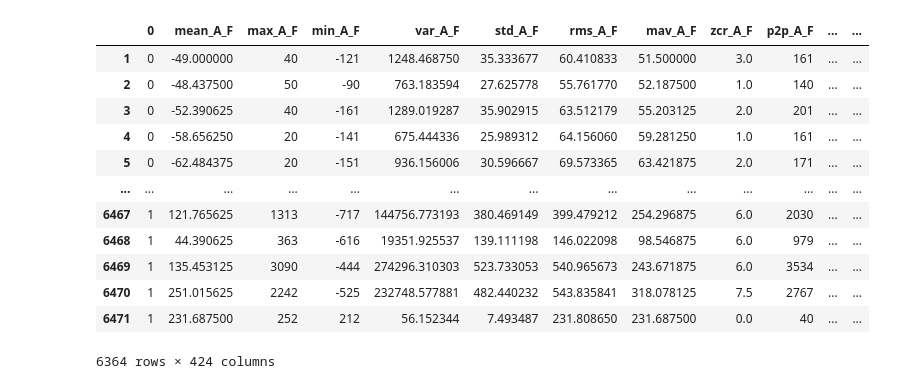
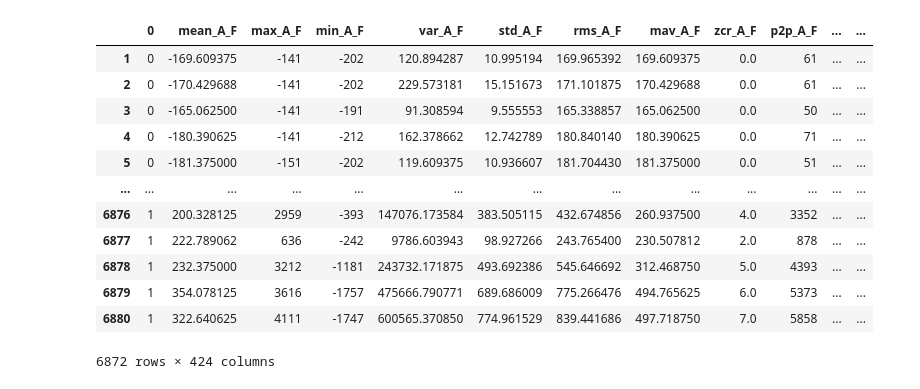
Before and after one commit to adithya-077/PNN, a Jupyter notebook: FoG_Training (4).ipynb, the cells around one changed output. Saved outputs shown, nothing was run; the diff lists cells and outputs as text; code cells hidden in the pictures.

```diff
--- a/FoG_Training (4).ipynb
+++ b/FoG_Training (4).ipynb
@@ -34,27 +34,27 @@ import pickle
 from sklearn.metrics import confusion_matrix
 # sb.set()
 # %%
-time_1=pd.read_csv("./train/time_1.csv")
-freq_1=pd.read_csv(r"./train/freq_1.csv")
+time_1=pd.read_csv("./test/time_2.csv")
+freq_1=pd.read_csv(r"./test/freq_2.csv")
 
 combined_1 = pd.concat([time_1, freq_1], axis=1)
 combined_1=combined_1[combined_1['0']!=2]
 combined_1.dropna(inplace=True)
 combined_1
 # %% [output]
 |  | 0 | mean_A_F | max_A_F | min_A_F | var_A_F | std_A_F | rms_A_F | mav_A_F | zcr_A_F | p2p_A_F | ... | ... |
-| 1 | 0 | -49.000000 | 40 | -121 | 1248.468750 | 35.333677 | 60.410833 | 51.500000 | 3.0 | 161 | ... | ... |
-| 2 | 0 | -48.437500 | 50 | -90 | 763.183594 | 27.625778 | 55.761770 | 52.187500 | 1.0 | 140 | ... | ... |
-| 3 | 0 | -52.390625 | 40 | -161 | 1289.019287 | 35.902915 | 63.512179 | 55.203125 | 2.0 | 201 | ... | ... |
-| 4 | 0 | -58.656250 | 20 | -141 | 675.444336 | 25.989312 | 64.156060 | 59.281250 | 1.0 | 161 | ... | ... |
-| 5 | 0 | -62.484375 | 20 | -151 | 936.156006 | 30.596667 | 69.573365 | 63.421875 | 2.0 | 171 | ... | ... |
+| 1 | 0 | -169.609375 | -141 | -202 | 120.894287 | 10.995194 | 169.965392 | 169.609375 | 0.0 | 61 | ... | ... |
+| 2 | 0 | -170.429688 | -141 | -202 | 229.573181 | 15.151673 | 171.101875 | 170.429688 | 0.0 | 61 | ... | ... |
+| 3 | 0 | -165.062500 | -141 | -191 | 91.308594 | 9.555553 | 165.338857 | 165.062500 | 0.0 | 50 | ... | ... |
+| 4 | 0 | -180.390625 | -141 | -212 | 162.378662 | 12.742789 | 180.840140 | 180.390625 | 0.0 | 71 | ... | ... |
+| 5 | 0 | -181.375000 | -151 | -202 | 119.609375 | 10.936607 | 181.704430 | 181.375000 | 0.0 | 51 | ... | ... |
 | ... | ... | ... | ... | ... | ... | ... | ... | ... | ... | ... | ... | ... |
-| 6467 | 1 | 121.765625 | 1313 | -717 | 144756.773193 | 380.469149 | 399.479212 | 254.296875 | 6.0 | 2030 | ... | ... |
-| 6468 | 1 | 44.390625 | 363 | -616 | 19351.925537 | 139.111198 | 146.022098 | 98.546875 | 6.0 | 979 | ... | ... |
-| 6469 | 1 | 135.453125 | 3090 | -444 | 274296.310303 | 523.733053 | 540.965673 | 243.671875 | 6.0 | 3534 | ... | ... |
-| 6470 | 1 | 251.015625 | 2242 | -525 | 232748.577881 | 482.440232 | 543.835841 | 318.078125 | 7.5 | 2767 | ... | ... |
-| 6471 | 1 | 231.687500 | 252 | 212 | 56.152344 | 7.493487 | 231.808650 | 231.687500 | 0.0 | 40 | ... | ... |
+| 6876 | 1 | 200.328125 | 2959 | -393 | 147076.173584 | 383.505115 | 432.674856 | 260.937500 | 4.0 | 3352 | ... | ... |
+| 6877 | 1 | 222.789062 | 636 | -242 | 9786.603943 | 98.927266 | 243.765400 | 230.507812 | 2.0 | 878 | ... | ... |
+| 6878 | 1 | 232.375000 | 3212 | -1181 | 243732.171875 | 493.692386 | 545.646692 | 312.468750 | 5.0 | 4393 | ... | ... |
+| 6879 | 1 | 354.078125 | 3616 | -1757 | 475666.790771 | 689.686009 | 775.266476 | 494.765625 | 6.0 | 5373 | ... | ... |
+| 6880 | 1 | 322.640625 | 4111 | -1747 | 600565.370850 | 774.961529 | 839.441686 | 497.718750 | 7.0 | 5858 | ... | ... |
-6364 rows × 424 columns
+6872 rows × 424 columns
 # %%
 X = combined_1.drop('0', axis=1)
 y = combined_1['0']
```
Also changed, not shown: parts of 1 cell of this notebook, 1 other file.
